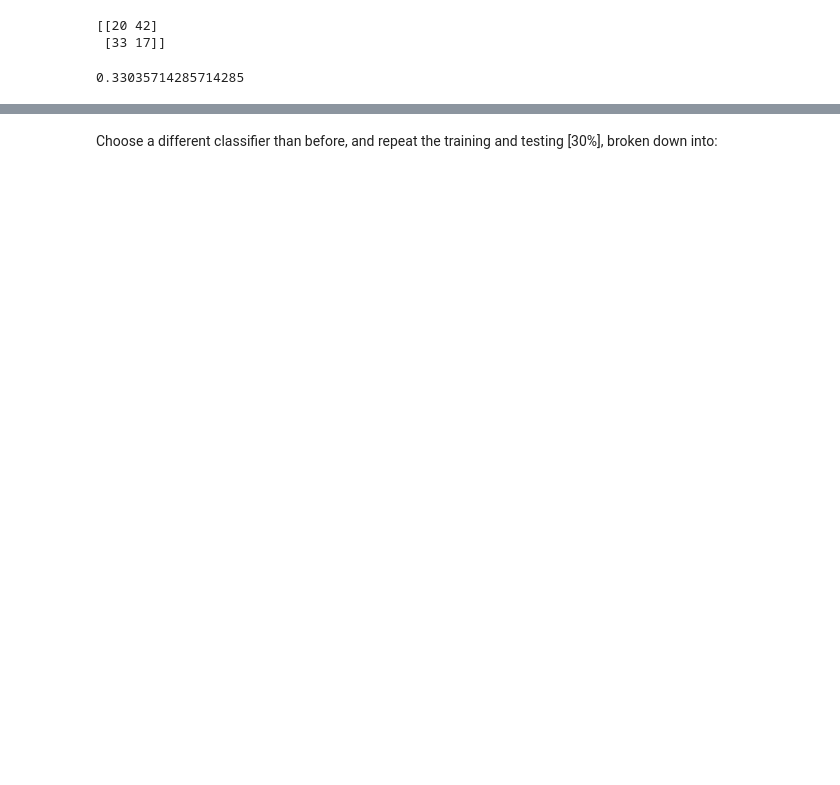
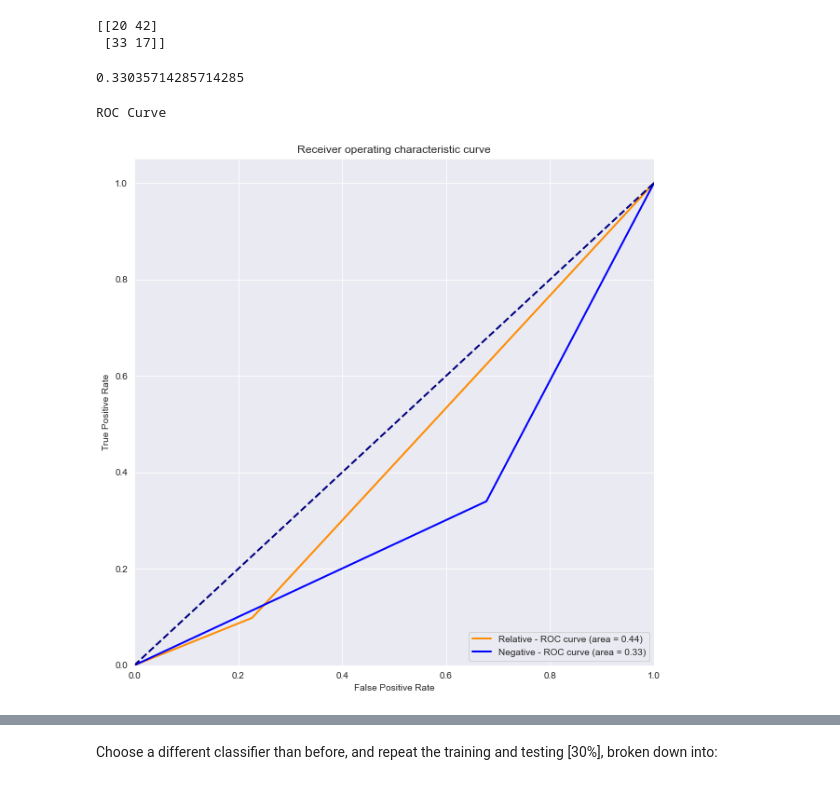
Before and after one commit to D4N18L/Facial_Expression_Code, a Jupyter notebook: Facial_Expression.ipynb, the cells around one changed output, grey strips where cells are left out. Saved outputs shown, nothing was run; the diff lists cells and outputs as text; code cells hidden in the pictures; blank space fills up the shorter version.

```diff
--- a/Facial_Expression.ipynb
+++ b/Facial_Expression.ipynb
@@ -744,3 +684,9 @@ Confusion Matrix
 print(PCA_NBA_acc)
 # %% [output]
 0.33035714285714285
+# %%
+print("ROC Curve")
+plot_rocurve(new_relative_y_a_test,PCA_RBA,new_negative_y_a_test,PCA_NBA)
+# %% [output]
+ROC Curve
+[figure, added]
```
Also changed, not shown: parts of 123 cells of this notebook, 15 other files.
